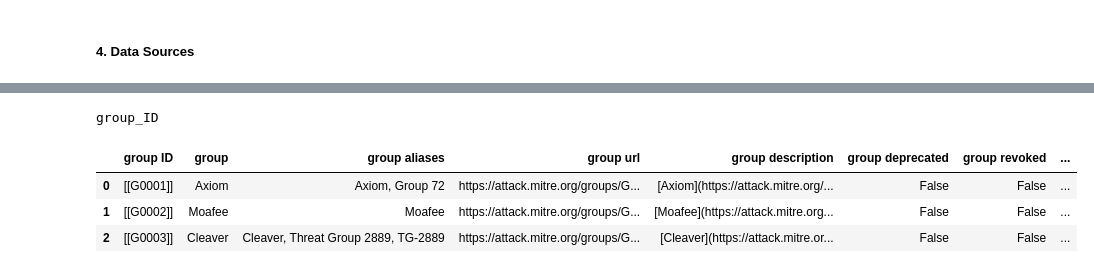
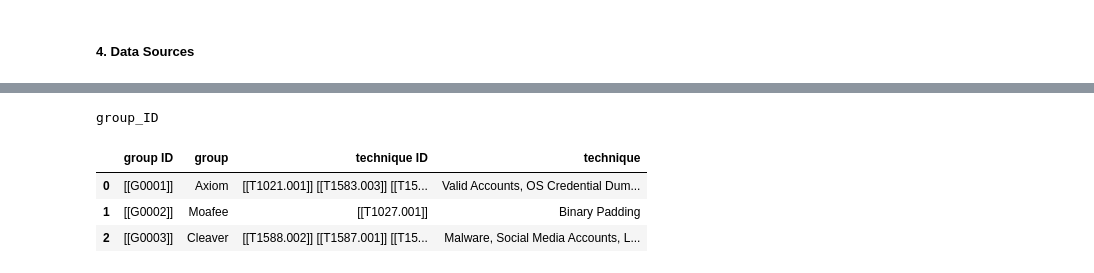
Before and after one commit to cyberauditor-framework/Mitre-Detections-Rules-Framework, a Jupyter notebook: mitre_relationships/create_md_relations_files.ipynb, the cells around one changed output, grey strips where cells are left out. Drawn from its saved outputs; the diff is of its cells as text; code cells hidden in the pictures.

```diff
--- a/mitre_relationships/create_md_relations_files.ipynb
+++ b/mitre_relationships/create_md_relations_files.ipynb
@@ -25,7 +26,7 @@ from stix2 import Filter, MemoryStore
 #### **Parámetros**
 # %%
 mitre_domain = 'enterprise' # enterprise, mobile, ics
-input_path = os.path.join(os.getcwd(),'outputs', 'stix2', mitre_domain, 'information')
+input_path = os.path.join(os.getcwd(),'outputs', 'stix2', mitre_domain, 'relations')
 # %%
 output_folder = os.path.join(os.getcwd(),'outputs')
 output_folder
@@ -385,12 +230,15 @@ datasources_information_df.head(3)
 # %%
-column_list = ['technique_ID','tactic_ID','platform_ID','platform','group_ID','data_source_ID']
-for col in datasources_information_df.columns:
-    if col in column_list:
+add_bracket = ['tactic_ID','platform_ID','platform','group_ID','data_source_ID', 'software_ID']
+replace_bracket = ['technique_ID']
+for col in datasources_relations_df.columns:
+    if col in add_bracket:
         print(col)
-        datasources_information_df[col] = format_cols_for_md(datasources_information_df[col])
+        datasources_relations_df[col] = format_cols_for_md(datasources_relations_df[col])
+    elif col in replace_bracket:
+        datasources_relations_df[col] = replace_chars_add_bracket(datasources_relations_df[col])
     else:
-        datasources_information_df[col] =  replace_chars(datasources_information_df[col])
-datasources_information_df.columns = datasources_information_df.columns.str.replace('_', ' ', regex=False)
-datasources_information_df.head(3)
+        datasources_relations_df[col] =  replace_chars(datasources_relations_df[col])
+datasources_relations_df.columns = datasources_relations_df.columns.str.replace('_', ' ', regex=False)
+datasources_relations_df.head(3)
 # %% [output]
 data_source_ID
@@ -423,5 +299,5 @@ Archivo 'DS0031.md' creado en la carpeta 'c:\Users\jelopez\Documents\CyberProof\
 # %%
-input_file = f'[MITRE]_{mitre_domain}_groups.csv'
-groups_information_df = pd.read_csv(os.path.join(input_path, 'groups', input_file), sep=';', quotechar='"')
-groups_information_df.head(3)
+input_file = f'[MITRE]_{mitre_domain}_techniques_group_N1.csv'
+groups_relations_df = pd.read_csv(os.path.join(input_path, 'techniques_groups', input_file), sep=';', quotechar='"')
+groups_relations_df.head(3)
 # %% [output]
@@ -432,16 +308,19 @@ groups_information_df.head(3)
 # %%
-column_list = ['technique_ID','tactic_ID','platform_ID','platform','group_ID','data_source_ID']
-for col in groups_information_df.columns:
-    if col in column_list:
+add_bracket = ['tactic_ID','platform_ID','platform','group_ID','data_source_ID', 'software_ID']
+replace_bracket = ['technique_ID']
+for col in groups_relations_df.columns:
+    if col in add_bracket:
         print(col)
-        groups_information_df[col] = format_cols_for_md(groups_information_df[col])
+        groups_relations_df[col] = format_cols_for_md(groups_relations_df[col])
+    elif col in replace_bracket:
+        groups_relations_df[col] = replace_chars_add_bracket(groups_relations_df[col])
     else:
-        groups_information_df[col] =  replace_chars(groups_information_df[col])
-groups_information_df.columns = groups_information_df.columns.str.replace('_', ' ', regex=False)
-groups_information_df.head(3)
+        groups_relations_df[col] =  replace_chars(groups_relations_df[col])
+groups_relations_df.columns = groups_relations_df.columns.str.replace('_', ' ', regex=False)
+groups_relations_df.head(3)
 # %% [output]
 group_ID
-|  | group ID | group | group aliases | group url | group description | group deprecated | group revoked | ... |
-| 0 | [[G0001]] | Axiom | Axiom, Group 72 | https://attack.mitre.org/groups/G... | [Axiom](https://attack.mitre.org/... | False | False | ... |
-| 1 | [[G0002]] | Moafee | Moafee | https://attack.mitre.org/groups/G... | [Moafee](https://attack.mitre.org... | False | False | ... |
-| 2 | [[G0003]] | Cleaver | Cleaver, Threat Group 2889, TG-2889 | https://attack.mitre.org/groups/G... | [Cleaver](https://attack.mitre.or... | False | False | ... |
+|  | group ID | group | technique ID | technique |
+| 0 | [[G0001]] | Axiom | [[T1021.001]] [[T1583.003]] [[T15... | Valid Accounts, OS Credential Dum... |
+| 1 | [[G0002]] | Moafee | [[T1027.001]] | Binary Padding |
+| 2 | [[G0003]] | Cleaver | [[T1588.002]] [[T1587.001]] [[T15... | Malware, Social Media Accounts, L... |
```
Also changed, not shown: parts of 35 cells of this notebook.
